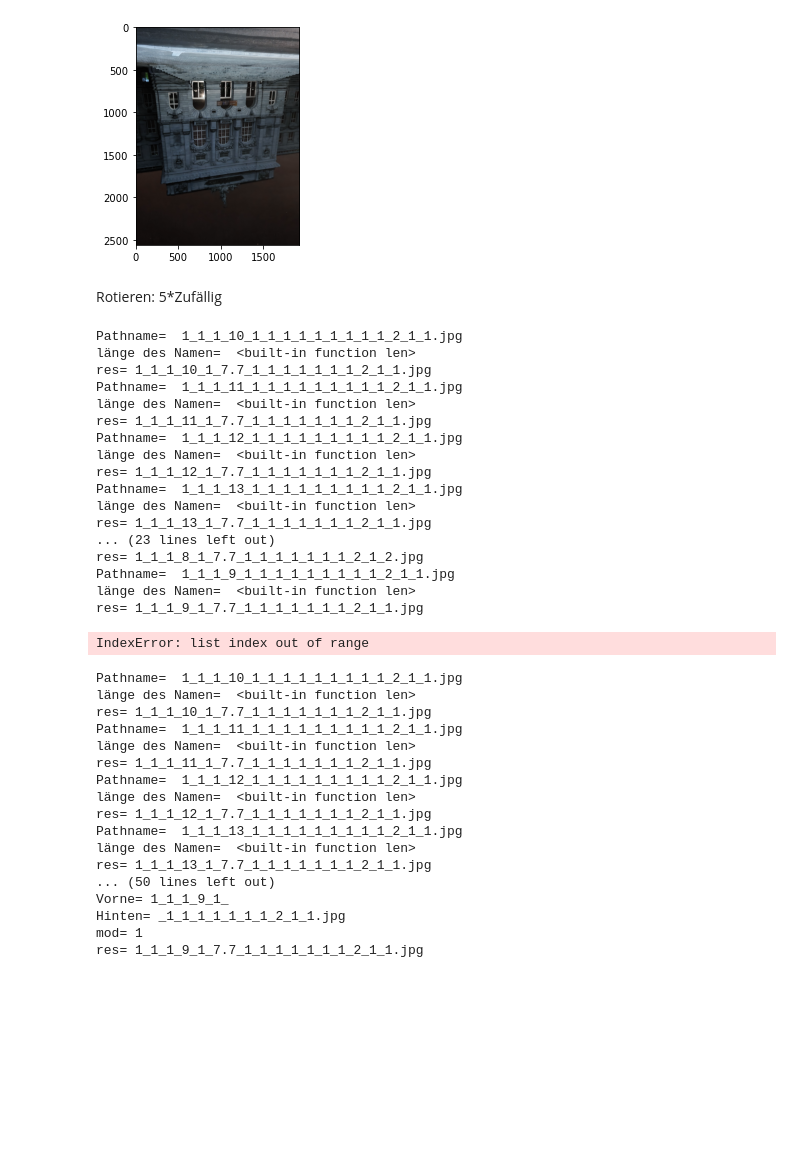
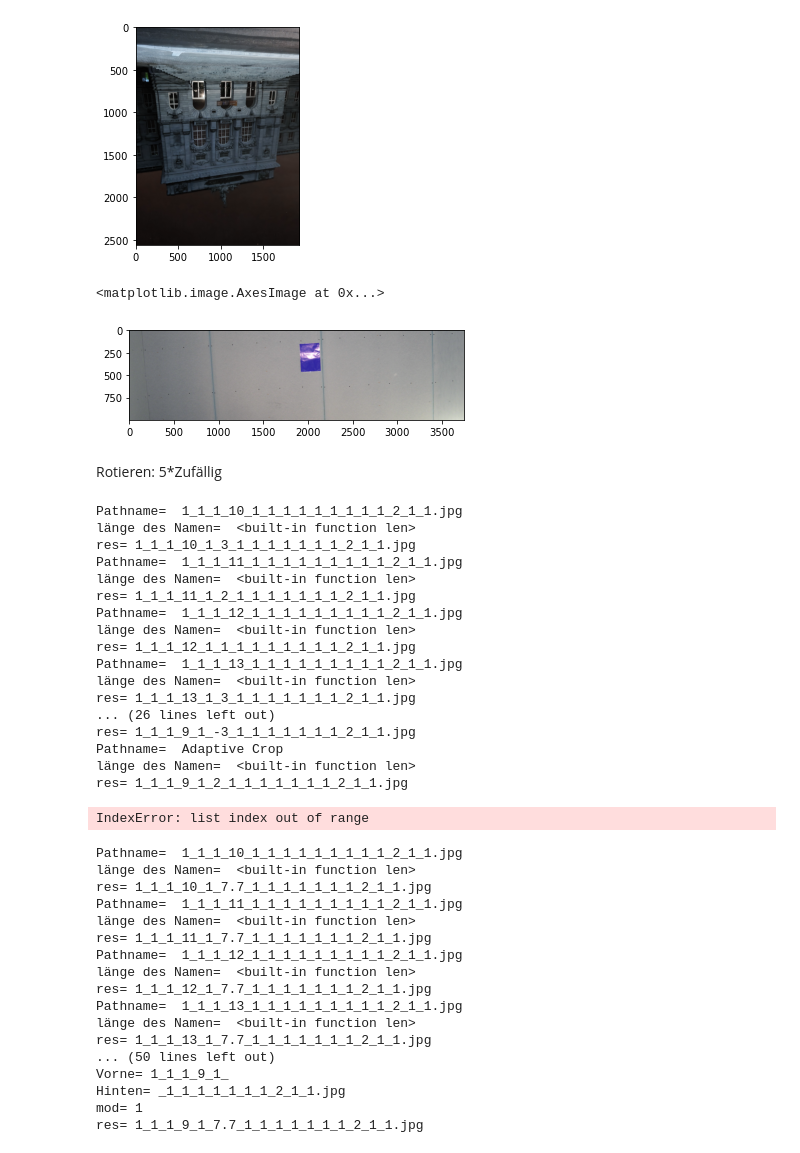
Before and after one commit to jmu-informationsystemsgroup/PJS_SS_22_KI_Materialbedarfsplanung, a Jupyter notebook: synthetic_data/PJS_Prototyp_V3.ipynb, the cells around one changed output. Saved outputs shown, nothing was run; the diff lists cells and outputs as text; code cells hidden in the pictures; blank space fills up the shorter version.

Commit message:
Adaptive Crop+ Aktualisiertes Naming

```diff
--- a/synthetic_data/PJS_Prototyp_V3.ipynb
+++ b/synthetic_data/PJS_Prototyp_V3.ipynb
@@ -161,6 +161,14 @@ for file in path1:
     cv2.destroyAllWindows()
 # %% [output]
 [figure]
+# %%
+#Versuch des Crops
+img=cv2.imread("F:/Projektseminar/Bildsammlung_Umbenennung/Adaptive Crop/3Grad.jpg")
+img= img[1000: 2000, 0: ]
+plt.imshow(img)
+# %% [output]
+<matplotlib.image.AxesImage at 0x...>
+[figure, added]
 # %% [markdown]
 Rotieren: 5*Zufällig
 # %%
@@ -169,6 +177,7 @@ from scipy.ndimage import rotate
 from scipy.misc import face
 from matplotlib import pyplot as plt
 import random
+from PIL import Image
 n=0
 img_number=1
 i=0
@@ -182,6 +191,16 @@ while i< 5:
         rot = rotate(img1, angle, reshape=False) #falls originale Bildgröße beibehalten werden soll: reshape=false
         #aber dann werden Bereiche des Bildes abgeschnitten
         #So weit reinzoomen, dass die schwarzen Bereiche des Bildes verschwinden
+    #Zoom zum Entfernen der schwarzen Randbereiche:
+        Betrag=abs(angle)
+        if Betrag==1:
+            rot= rot[33: 2966, 45: 3955] #img=img.crop((45, 33 , 3955, 2966))
+        elif Betrag==2:
+            rot= rot[66: 2933, 87: 3913] #img=img.crop((87, 66 , 3913, 2933))
+        elif Betrag==3:
+            rot= rot[96: 2905, 127: 3873] #img=img.crop((127, 96 , 3873, 2905))
+    #Resize
+        rot= cv2.resize(rot, (4000, 3000))
     #Isolation der Bildbenennung
         name=os.listdir(pathName)[n]
         print("Pathname= ", name)
@@ -208,7 +227,7 @@ while i< 5:
             hinten= name[14:]
             mod= name[13]
 
-        mod=7.7 #noch abändern
+        mod=Betrag #noch abändern
         mod=str(mod)
         res=vorne+mod+hinten
         print("res=", res)
@@ -225,21 +244,21 @@ while i< 5:
 # %% [output]
 Pathname=  1_1_1_10_1_1_1_1_1_1_1_1_1_2_1_1.jpg
 länge des Namen=  <built-in function len>
-res= 1_1_1_10_1_7.7_1_1_1_1_1_1_1_2_1_1.jpg
+res= 1_1_1_10_1_3_1_1_1_1_1_1_1_2_1_1.jpg
 Pathname=  1_1_1_11_1_1_1_1_1_1_1_1_1_2_1_1.jpg
 länge des Namen=  <built-in function len>
-res= 1_1_1_11_1_7.7_1_1_1_1_1_1_1_2_1_1.jpg
+res= 1_1_1_11_1_2_1_1_1_1_1_1_1_2_1_1.jpg
 Pathname=  1_1_1_12_1_1_1_1_1_1_1_1_1_2_1_1.jpg
 länge des Namen=  <built-in function len>
-res= 1_1_1_12_1_7.7_1_1_1_1_1_1_1_2_1_1.jpg
+res= 1_1_1_12_1_1_1_1_1_1_1_1_1_2_1_1.jpg
 Pathname=  1_1_1_13_1_1_1_1_1_1_1_1_1_2_1_1.jpg
 länge des Namen=  <built-in function len>
-res= 1_1_1_13_1_7.7_1_1_1_1_1_1_1_2_1_1.jpg
-... (23 lines left out)
-res= 1_1_1_8_1_7.7_1_1_1_1_1_1_1_2_1_2.jpg
-Pathname=  1_1_1_9_1_1_1_1_1_1_1_1_1_2_1_1.jpg
+res= 1_1_1_13_1_3_1_1_1_1_1_1_1_2_1_1.jpg
+... (26 lines left out)
+res= 1_1_1_9_1_-3_1_1_1_1_1_1_1_2_1_1.jpg
+Pathname=  Adaptive Crop
 länge des Namen=  <built-in function len>
-res= 1_1_1_9_1_7.7_1_1_1_1_1_1_1_2_1_1.jpg
+res= 1_1_1_9_1_2_1_1_1_1_1_1_1_2_1_1.jpg
 IndexError: list index out of range
 # %%
 #Random Noise: Salt and Pepper
```
Also changed, not shown: parts of 3 cells of this notebook.
